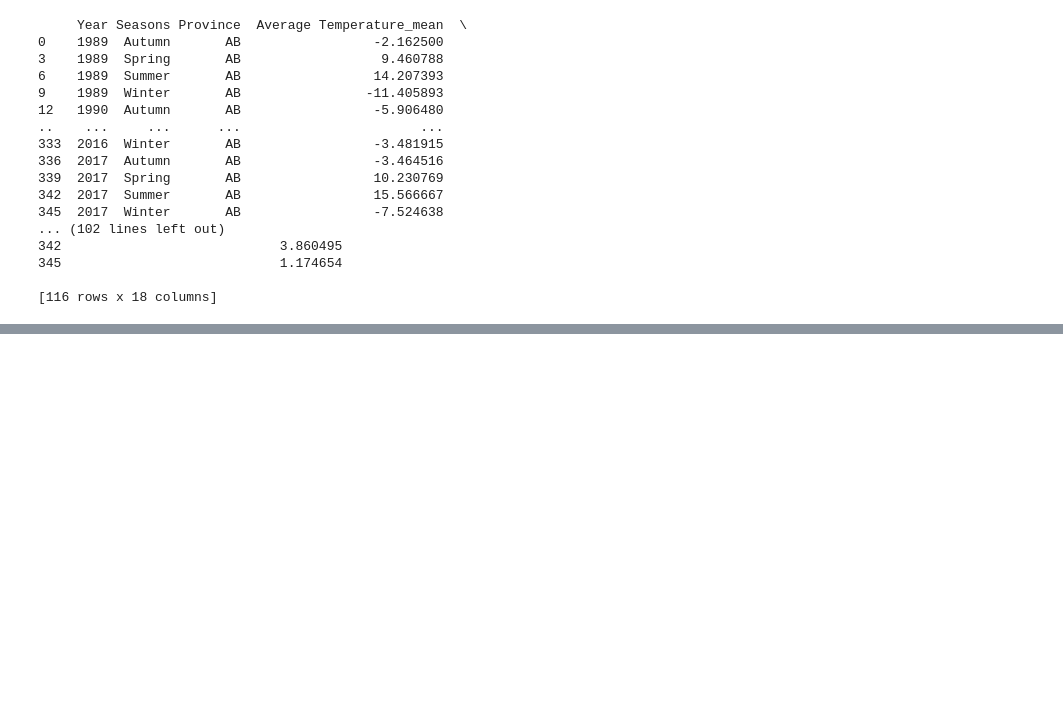
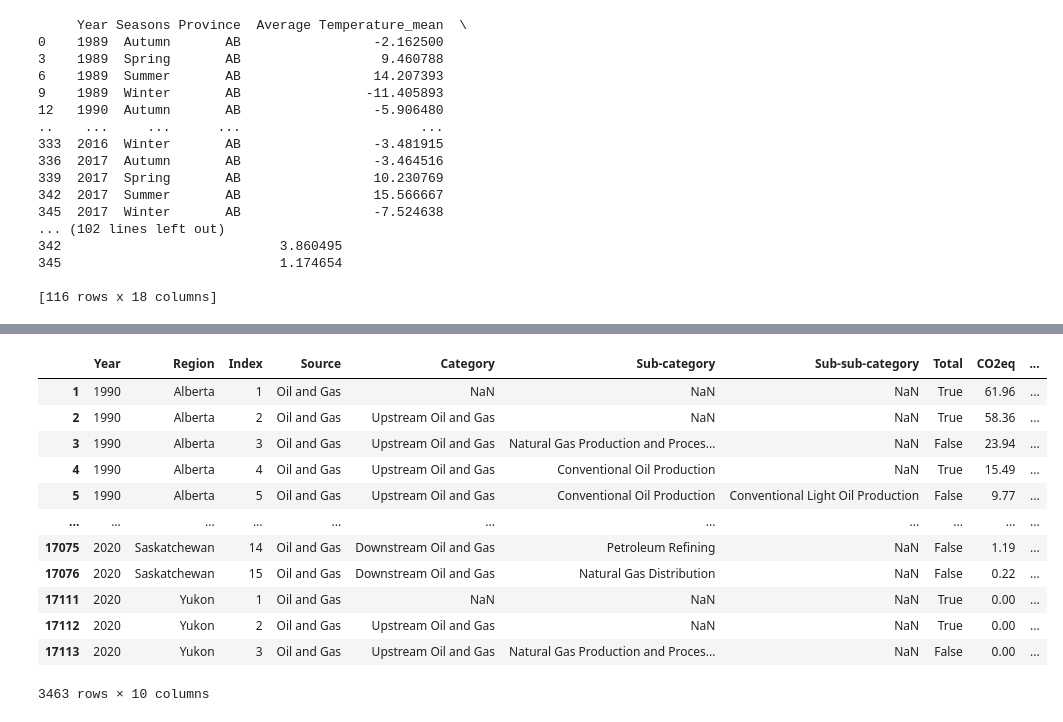
Before and after one commit to fabiomarcullo/Project_1_Climate_Action_Goals, a Jupyter notebook: Canada_Temperature.ipynb, the cells around one changed output, grey strips where cells are left out. Drawn from its saved outputs; the diff is of its cells as text; code cells hidden in the pictures; blank space fills up the shorter version.

Commit message:
Oil and Gas Dataframe

```diff
--- a/Canada_Temperature.ipynb
+++ b/Canada_Temperature.ipynb
@@ -95,3 +95,6 @@ print(Prov_AB)
 # %%
 # save summary_stats to Excel file
 summary_stats.to_excel('summary_stats.xlsx', index=False)
+# %%
+provices_result = pd.read_csv("Resources/Economic_Sector_Prov.csv")
+provices_result.head()
@@ -97,0 +108,17 @@ summary_stats.to_excel('summary_stats.xlsx', index=False)
+# %%
+Gas_DF = provices_result.loc[provices_result["Source"].isin(["Oil and Gas"]), :]
+Gas_DF
+# %% [output]
+|  | Year | Region | Index | Source | Category | Sub-category | Sub-sub-category | Total | CO2eq | ... |
+| 1 | 1990 | Alberta | 1 | Oil and Gas | NaN | NaN | NaN | True | 61.96 | ... |
+| 2 | 1990 | Alberta | 2 | Oil and Gas | Upstream Oil and Gas | NaN | NaN | True | 58.36 | ... |
+| 3 | 1990 | Alberta | 3 | Oil and Gas | Upstream Oil and Gas | Natural Gas Production and Proces... | NaN | False | 23.94 | ... |
+| 4 | 1990 | Alberta | 4 | Oil and Gas | Upstream Oil and Gas | Conventional Oil Production | NaN | True | 15.49 | ... |
+| 5 | 1990 | Alberta | 5 | Oil and Gas | Upstream Oil and Gas | Conventional Oil Production | Conventional Light Oil Production | False | 9.77 | ... |
+| ... | ... | ... | ... | ... | ... | ... | ... | ... | ... | ... |
+| 17075 | 2020 | Saskatchewan | 14 | Oil and Gas | Downstream Oil and Gas | Petroleum Refining | NaN | False | 1.19 | ... |
+| 17076 | 2020 | Saskatchewan | 15 | Oil and Gas | Downstream Oil and Gas | Natural Gas Distribution | NaN | False | 0.22 | ... |
+| 17111 | 2020 | Yukon | 1 | Oil and Gas | NaN | NaN | NaN | True | 0.00 | ... |
+| 17112 | 2020 | Yukon | 2 | Oil and Gas | Upstream Oil and Gas | NaN | NaN | True | 0.00 | ... |
+| 17113 | 2020 | Yukon | 3 | Oil and Gas | Upstream Oil and Gas | Natural Gas Production and Proces... | NaN | False | 0.00 | ... |
+3463 rows × 10 columns
```
Also changed, not shown: parts of 2 cells of this notebook.
